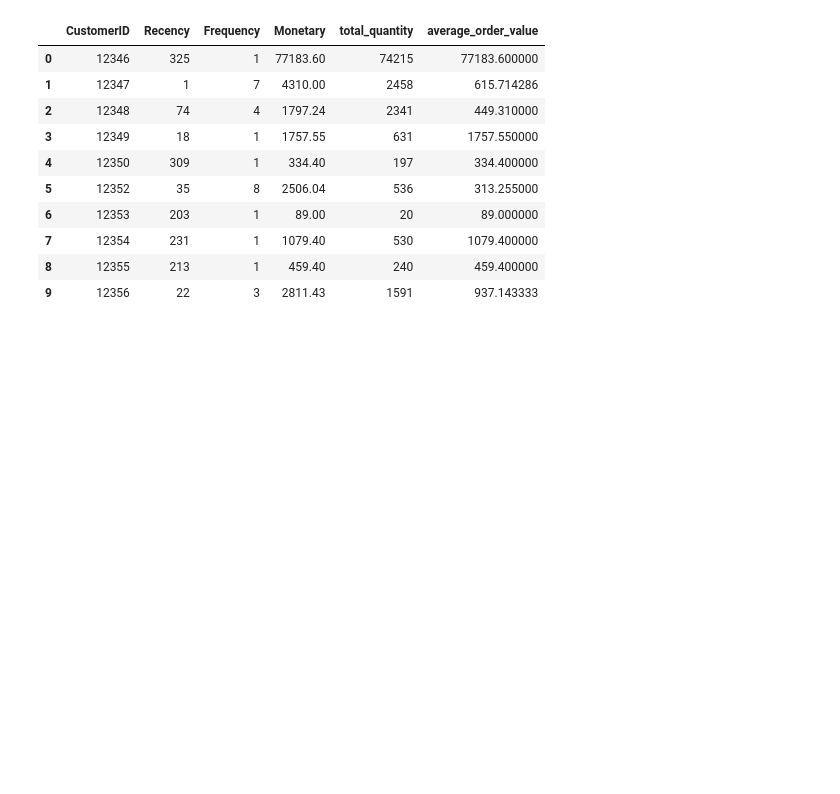
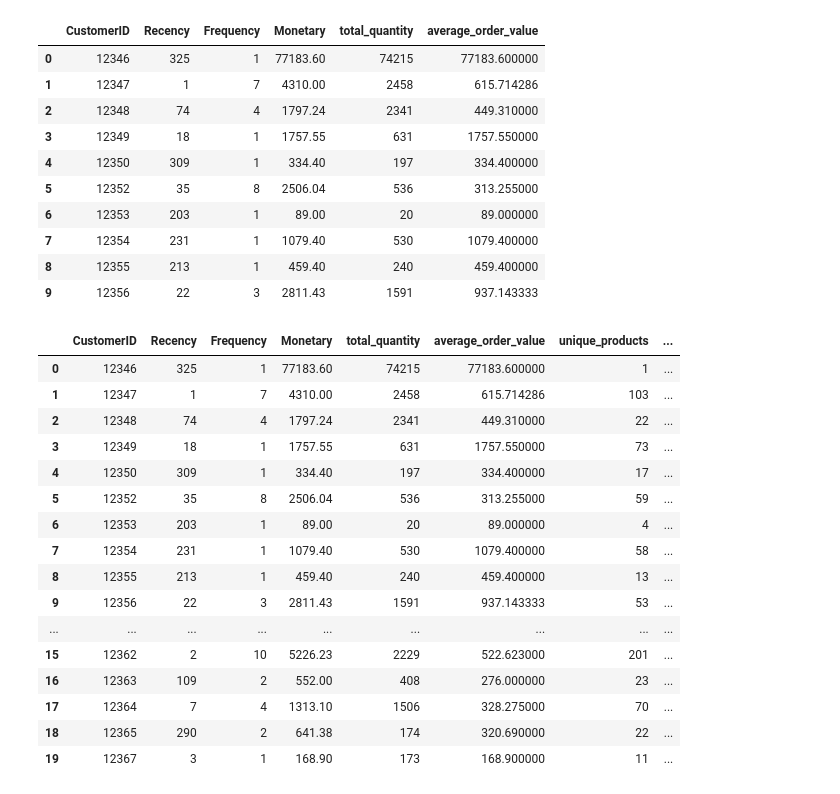
Before and after one commit to Break-Through-Tech/witOmni-1A-ai-powered-customer-intelligence-for-smarter-marketing, a Jupyter notebook: notebooks/witOmni_1A.ipynb, the cells around one changed output. Cells and saved outputs as stored; diff of their text form; code cells hidden in the pictures; blank space fills up the shorter version.

Commit message:
product diversity features

```diff
--- a/notebooks/witOmni_1A.ipynb
+++ b/notebooks/witOmni_1A.ipynb
@@ -139,7 +140,7 @@ Duplicate rows:  0
 Shape:  (392692, 8)
 # %%
 #dropping non relevant columns
-df = df.drop(columns=["StockCode", "Description", "Country"])
+df = df.drop(columns=["Description", "Country"])
 # %%
 print("Final shape: ", df.shape)
 print("\nMissing values: ")
@@ -210,3 +213,43 @@ rfm.head(10)
 | 7 | 12354 | 231 | 1 | 1079.40 | 530 | 1079.400000 |
 | 8 | 12355 | 213 | 1 | 459.40 | 240 | 459.400000 |
 | 9 | 12356 | 22 | 3 | 2811.43 | 1591 | 937.143333 |
+# %%
+# product diversity / breadth features
+
+# unique products purchased per customer
+unique_products = df.groupby('CustomerID')['StockCode'].nunique().rename('unique_products').reset_index()
+rfm = rfm.merge(unique_products, on='CustomerID', how='left')
+
+# product diversity ratio = unique products / total quantity purchased
+rfm['product_diversity_ratio'] = rfm['unique_products'] / rfm['total_quantity']
+rfm['product_diversity_ratio'] = rfm['product_diversity_ratio'].replace([np.inf, -np.inf], np.nan)
+
+# repeat purchase rate = % of a customer's distinct products bought more than once
+product_counts = df.groupby(['CustomerID', 'StockCode']).size().reset_index(name='purchase_count')
+repeat_rate = (
+    product_counts.groupby('CustomerID')['purchase_count']
+    .apply(lambda x: (x > 1).mean())
+    .rename('repeat_purchase_rate')
+    .reset_index()
+)
+rfm = rfm.merge(repeat_rate, on='CustomerID', how='left')
+
+rfm.head(20)
+# %% [output]
+|  | CustomerID | Recency | Frequency | Monetary | total_quantity | average_order_value | unique_products | ... |
+| 0 | 12346 | 325 | 1 | 77183.60 | 74215 | 77183.600000 | 1 | ... |
+| 1 | 12347 | 1 | 7 | 4310.00 | 2458 | 615.714286 | 103 | ... |
+| 2 | 12348 | 74 | 4 | 1797.24 | 2341 | 449.310000 | 22 | ... |
+| 3 | 12349 | 18 | 1 | 1757.55 | 631 | 1757.550000 | 73 | ... |
+| 4 | 12350 | 309 | 1 | 334.40 | 197 | 334.400000 | 17 | ... |
+| 5 | 12352 | 35 | 8 | 2506.04 | 536 | 313.255000 | 59 | ... |
+| 6 | 12353 | 203 | 1 | 89.00 | 20 | 89.000000 | 4 | ... |
+| 7 | 12354 | 231 | 1 | 1079.40 | 530 | 1079.400000 | 58 | ... |
+| 8 | 12355 | 213 | 1 | 459.40 | 240 | 459.400000 | 13 | ... |
+| 9 | 12356 | 22 | 3 | 2811.43 | 1591 | 937.143333 | 53 | ... |
+| ... | ... | ... | ... | ... | ... | ... | ... | ... |
+| 15 | 12362 | 2 | 10 | 5226.23 | 2229 | 522.623000 | 201 | ... |
+| 16 | 12363 | 109 | 2 | 552.00 | 408 | 276.000000 | 23 | ... |
+| 17 | 12364 | 7 | 4 | 1313.10 | 1506 | 328.275000 | 70 | ... |
+| 18 | 12365 | 290 | 2 | 641.38 | 174 | 320.690000 | 22 | ... |
+| 19 | 12367 | 3 | 1 | 168.90 | 173 | 168.900000 | 11 | ... |
```
Also changed, not shown: parts of 2 cells of this notebook.
